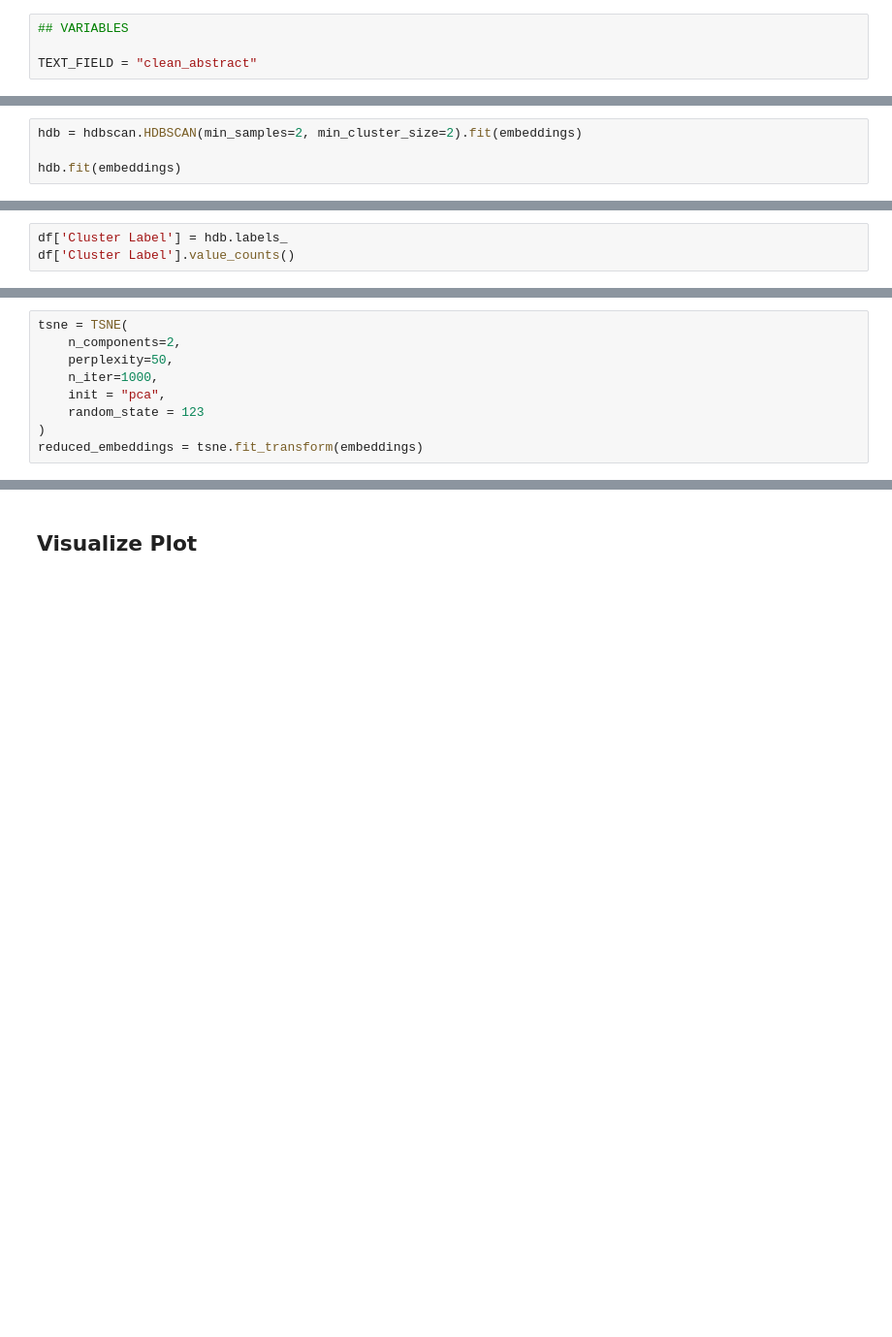
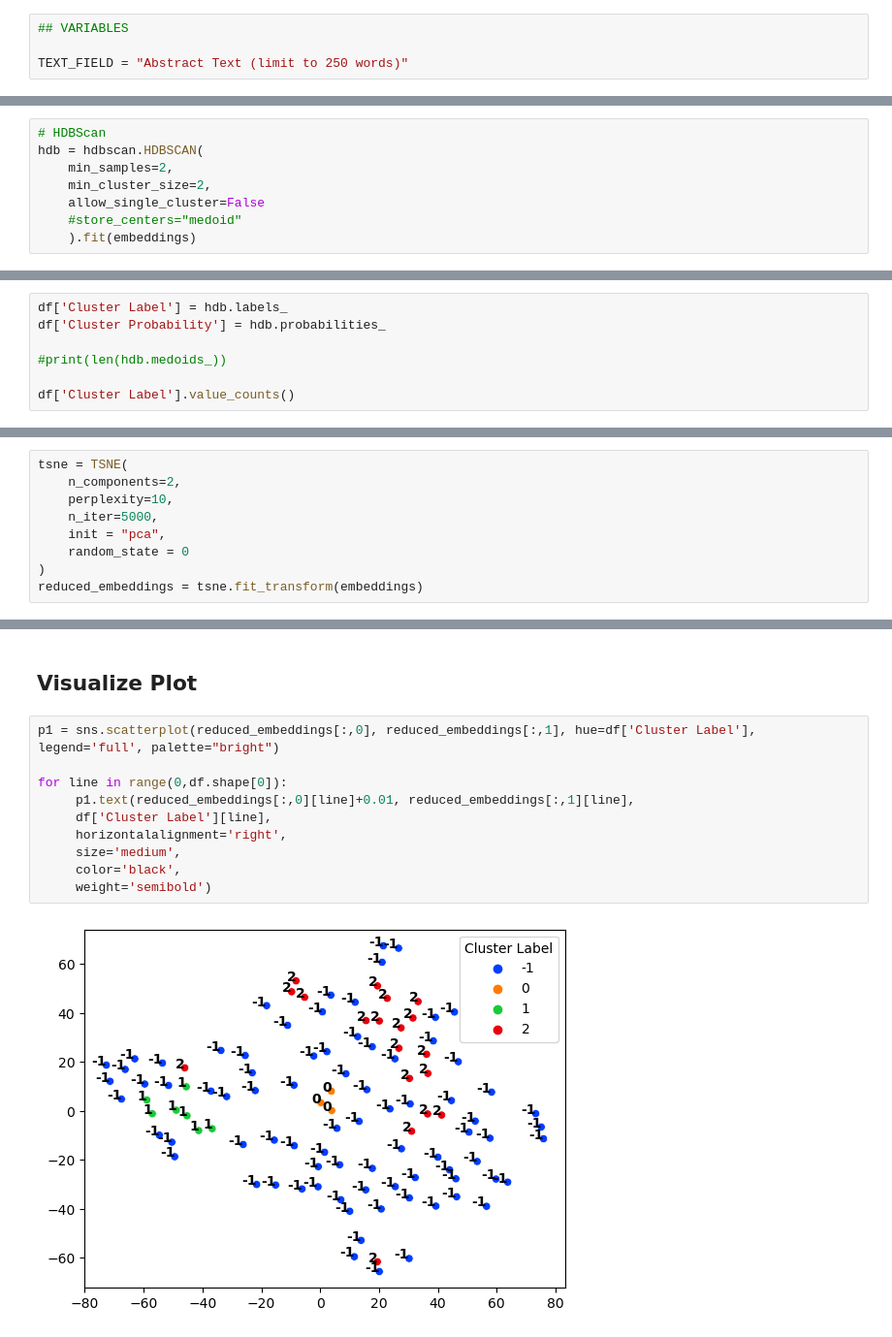
Before and after one commit to tzimmer3/ClusterSummarizer, a Jupyter notebook: cluster_and_summarize.ipynb, the cells around one changed output, grey strips where cells are left out. Shown at 97% size. Saved outputs shown, nothing was run; the diff lists cells and outputs as text; blank space fills up the shorter version.

```diff
--- a/cluster_and_summarize.ipynb
+++ b/cluster_and_summarize.ipynb
@@ -20,4 +21,4 @@ df = pd.read_csv(str(filepath)+str(filename))
 # %%
 ## VARIABLES
 
-TEXT_FIELD = "clean_abstract"
+TEXT_FIELD = "Abstract Text (limit to 250 words)"
@@ -41,6 +40,10 @@ embeddings = get_embeddings(abstracts)
 # %% [markdown]
 ## Cluster Text
 # %%
-hdb = hdbscan.HDBSCAN(min_samples=2, min_cluster_size=2).fit(embeddings)
-
-hdb.fit(embeddings)
+# HDBScan
+hdb = hdbscan.HDBSCAN(
+    min_samples=2,
+    min_cluster_size=2,
+    allow_single_cluster=False
+    #store_centers="medoid"
+    ).fit(embeddings)
@@ -49,4 +50,8 @@ HDBSCAN(min_cluster_size=2, min_samples=2)
 # %%
 df['Cluster Label'] = hdb.labels_
+df['Cluster Probability'] = hdb.probabilities_
+
+#print(len(hdb.medoids_))
+
 df['Cluster Label'].value_counts()
 # %% [output]
@@ -59,9 +67,9 @@ Name: Cluster Label, dtype: int64
 # %%
 tsne = TSNE(
     n_components=2,
-    perplexity=50,
-    n_iter=1000,
+    perplexity=10,
+    n_iter=5000,
     init = "pca",
-    random_state = 123
+    random_state = 0
 )
 reduced_embeddings = tsne.fit_transform(embeddings)
@@ -99,2 +99,14 @@ df['Cluster Label'].value_counts()
 # %% [markdown]
 ## Visualize Plot
+# %%
+p1 = sns.scatterplot(reduced_embeddings[:,0], reduced_embeddings[:,1], hue=df['Cluster Label'], legend='full', palette="bright")
+
+for line in range(0,df.shape[0]):
+     p1.text(reduced_embeddings[:,0][line]+0.01, reduced_embeddings[:,1][line],
+     df['Cluster Label'][line],
+     horizontalalignment='right',
+     size='medium',
+     color='black',
+     weight='semibold')
+# %% [output]
+[figure, added]
```
Also changed, not shown: parts of 14 cells of this notebook.
